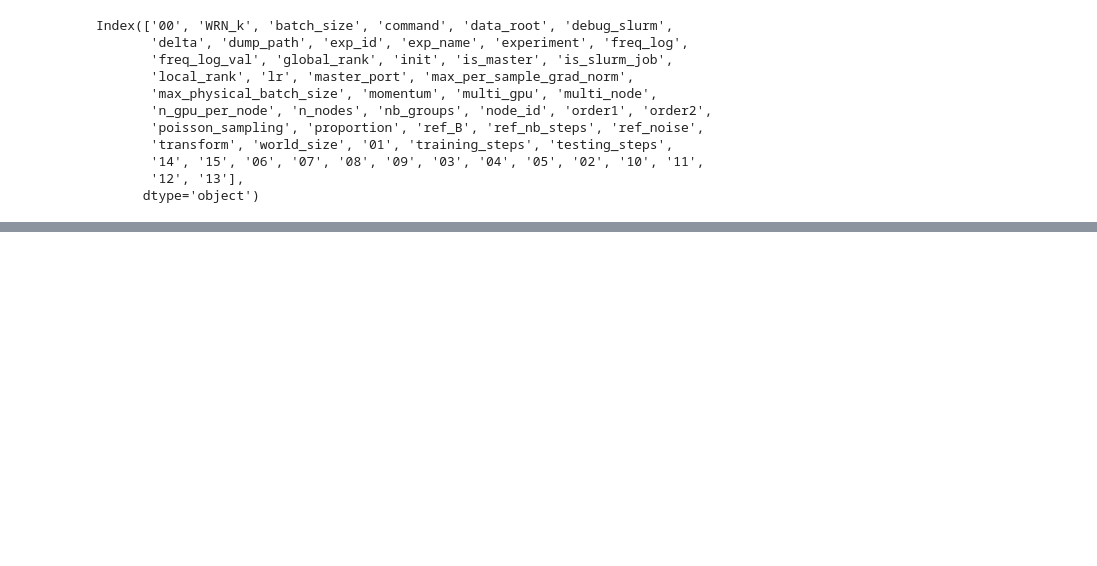
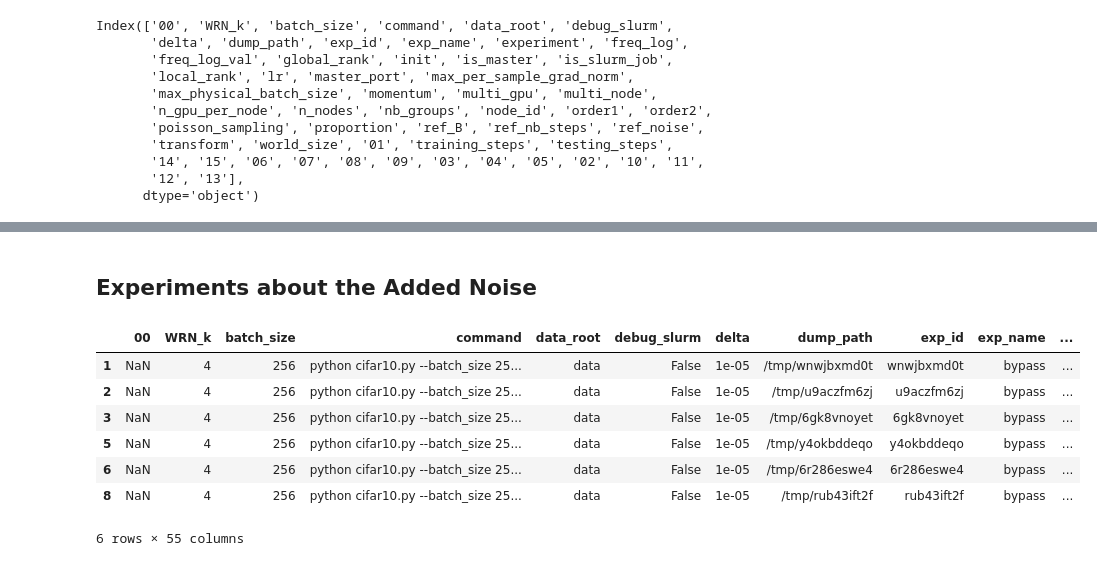
Before and after one commit to LisaRebecca/privacy-preserving-data-analytics, a Jupyter notebook: src/tan/noise_experiments.ipynb, the cells around one changed output, grey strips where cells are left out. Cells and saved outputs as stored; diff of their text form; code cells hidden in the pictures; blank space fills up the shorter version.

```diff
--- a/src/tan/noise_experiments.ipynb
+++ b/src/tan/noise_experiments.ipynb
@@ -109 +127,15 @@ Index(['00', 'WRN_k', 'batch_size', 'command', 'data_root', 'debug_slurm',
+# %% [markdown]
+## Experiments about the Added Noise
+# %%
+df_noise_experiments = df_experiments[df_experiments.ref_nb_steps == 500]
+df_noise_experiments
+# %% [output]
+|  | 00 | WRN_k | batch_size | command | data_root | debug_slurm | delta | dump_path | exp_id | exp_name | ... |
+| 1 | NaN | 4 | 256 | python cifar10.py --batch_size 25... | data | False | 1e-05 | /tmp/wnwjbxmd0t | wnwjbxmd0t | bypass | ... |
+| 2 | NaN | 4 | 256 | python cifar10.py --batch_size 25... | data | False | 1e-05 | /tmp/u9aczfm6zj | u9aczfm6zj | bypass | ... |
+| 3 | NaN | 4 | 256 | python cifar10.py --batch_size 25... | data | False | 1e-05 | /tmp/6gk8vnoyet | 6gk8vnoyet | bypass | ... |
+| 5 | NaN | 4 | 256 | python cifar10.py --batch_size 25... | data | False | 1e-05 | /tmp/y4okbddeqo | y4okbddeqo | bypass | ... |
+| 6 | NaN | 4 | 256 | python cifar10.py --batch_size 25... | data | False | 1e-05 | /tmp/6r286eswe4 | 6r286eswe4 | bypass | ... |
+| 8 | NaN | 4 | 256 | python cifar10.py --batch_size 25... | data | False | 1e-05 | /tmp/rub43ift2f | rub43ift2f | bypass | ... |
+6 rows × 55 columns
 # %%
```
Also changed, not shown: parts of 5 cells of this notebook.
